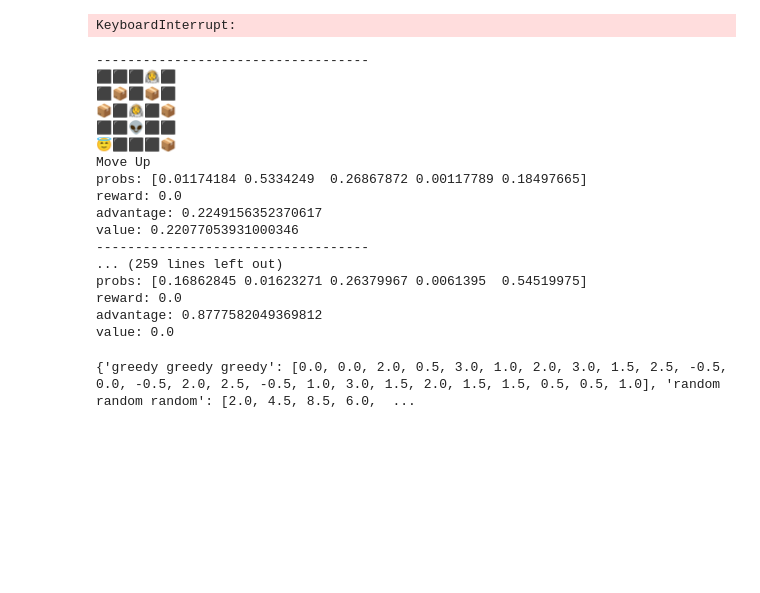
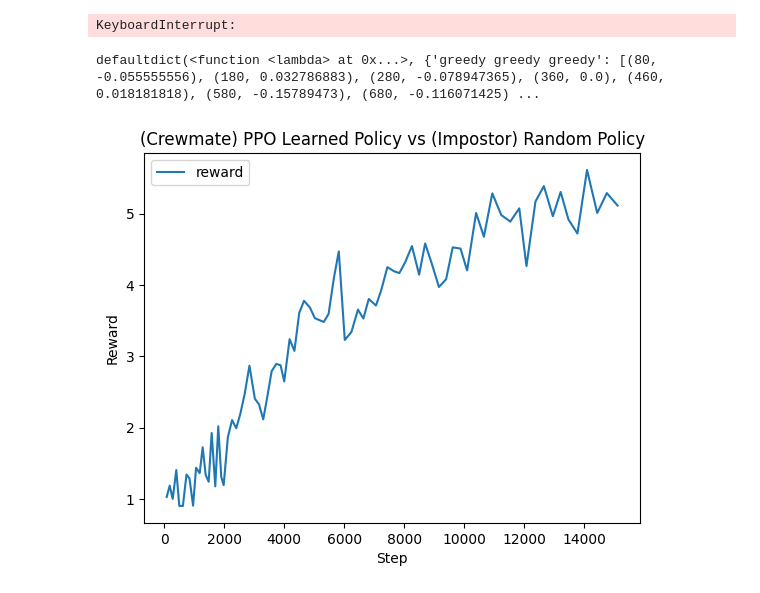
Before and after one commit to pimpale/omegasus, a Jupyter notebook: amogus-rl/amogus-rl.ipynb, the cells around one changed output. Saved outputs shown, nothing was run; the diff lists cells and outputs as text; code cells hidden in the pictures; blank space fills up the shorter version.

```diff
--- a/amogus-rl/amogus-rl.ipynb
+++ b/amogus-rl/amogus-rl.ipynb
@@ -84,9 +84,9 @@ class GameSummary:
     engines: list[player.Player]
     is_impostor: list[bool]
 
-    def configuration(self) -> str:
+    def configuration(self) -> tuple[str, str, str]:
         names = sorted(e.name() for i,e in enumerate(self.engines) if i != self.actor_index)
-        return f"{' '.join(names)}"
+        return tuple(names)
 
 def play(actor_engine: player.ActorPlayer, actor_is_impostor: bool, other_engines: list[player.Player]) -> tuple[
     list[env.Observation],
@@ -338,24 +338,6 @@ for s, a, p, r, d, v in zip(s_t, a_t, p_t, r_t, d_t, v_t):
     print("reward:", r)
     print("advantage:", d)
     print("value:", v)
-# %% [output]
------------------------------------
-⬛⬛⬛🧑‍🚀⬛
-⬛📦⬛📦⬛
-📦⬛🧑‍🚀⬛📦
-⬛⬛👽⬛⬛
-😇⬛⬛⬛📦
-Move Up
-probs: [0.01174184 0.5334249  0.26867872 0.00117789 0.18497665]
-reward: 0.0
-advantage: 0.2249156352370617
-value: 0.22077053931000346
------------------------------------
-... (259 lines left out)
-probs: [0.16862845 0.01623271 0.26379967 0.0061395  0.54519975]
-reward: 0.0
-advantage: 0.8777582049369812
-value: 0.0
 # %%
 for s, a, p, r, d, v in zip(crewmate_s_batch, crewmate_a_batch, crewmate_p_batch, crewmate_r_batch, crewmate_d_batch, crewmate_v_batch):
     print("-----------------------------------")
@@ -366,6 +348,21 @@ for s, a, p, r, d, v in zip(crewmate_s_batch, crewmate_a_batch, crewmate_p_batch
     print(d)
     print(v)
 # %%
-print(crewmate_rewards_vs)
+print(crewmate_rewards_history)
 # %% [output]
-{'greedy greedy greedy': [0.0, 0.0, 2.0, 0.5, 3.0, 1.0, 2.0, 3.0, 1.5, 2.5, -0.5, 0.0, -0.5, 2.0, 2.5, -0.5, 1.0, 3.0, 1.5, 2.0, 1.5, 1.5, 0.5, 0.5, 1.0], 'random random random': [2.0, 4.5, 8.5, 6.0,  ...
+defaultdict(<function <lambda> at 0x...>, {'greedy greedy greedy': [(80, -0.055555556), (180, 0.032786883), (280, -0.078947365), (360, 0.0), (460, 0.018181818), (580, -0.15789473), (680, -0.116071425) ...
+# %%
+import matplotlib.pyplot as plt
+
+# plot the rewards against random
+x, y= zip(*crewmate_rewards_history['random random random'])
+
+
+plt.plot(x, y, label='reward')
+plt.title('(Crewmate) PPO Learned Policy vs (Impostor) Random Policy')
+plt.xlabel('Step')
+plt.ylabel('Reward')
+plt.legend()
+plt.show()
+# %% [output]
+[figure, added]
```
Also changed, not shown: parts of 2 cells of this notebook, 2 other files.
